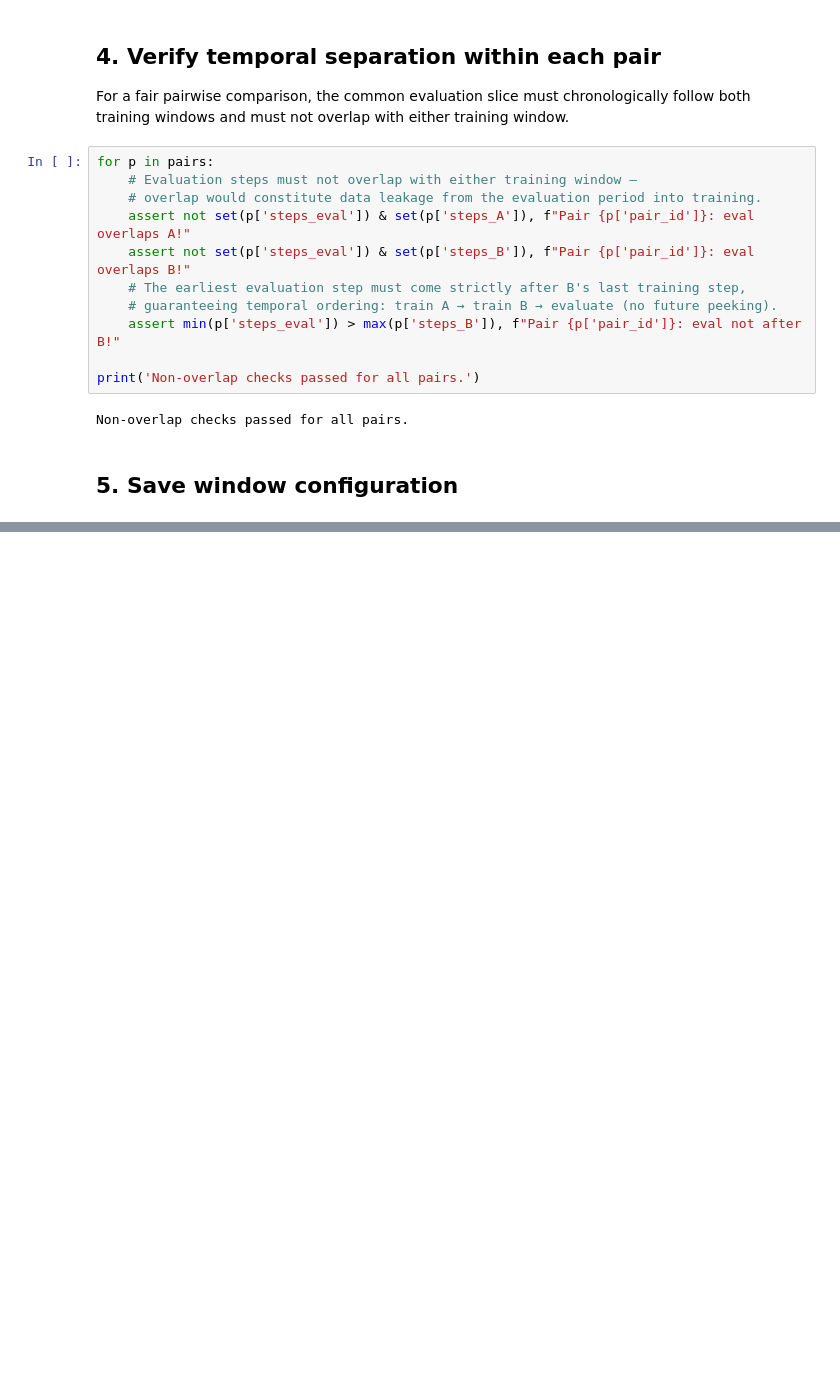
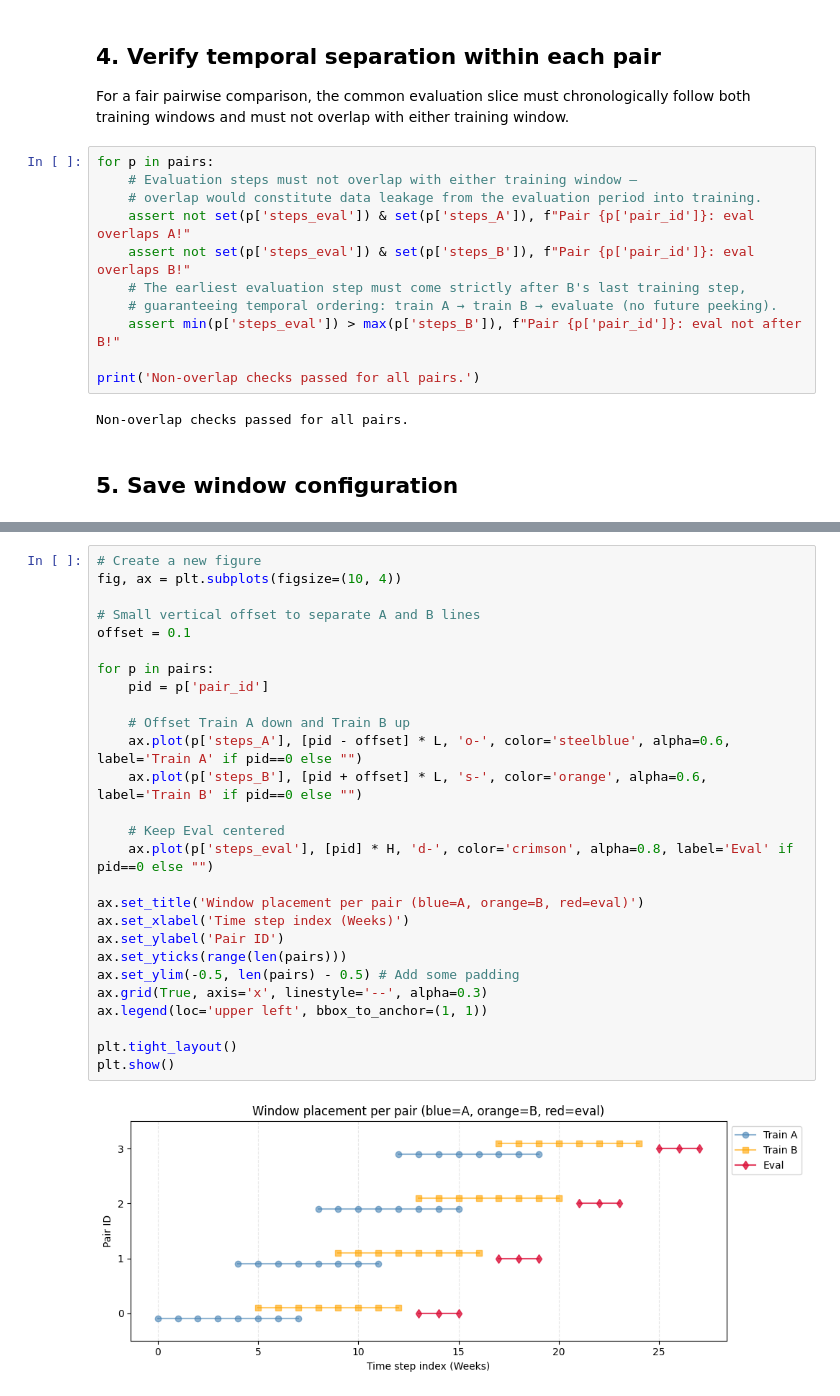
Before and after one commit to FreWlms/Temporal_XAI_Stability, a Jupyter notebook: TabRed/Homesite_workspace/notebooks/01_rolling_window_setup.ipynb, the cells around one changed output, grey strips where cells are left out. Drawn from its saved outputs; the diff is of its cells as text; blank space fills up the shorter version.

```diff
--- a/TabRed/Homesite_workspace/notebooks/01_rolling_window_setup.ipynb
+++ b/TabRed/Homesite_workspace/notebooks/01_rolling_window_setup.ipynb
@@ -438 +438,30 @@ print('Done.')
 Done.
+# %%
+# Create a new figure
+fig, ax = plt.subplots(figsize=(10, 4))
+
+# Small vertical offset to separate A and B lines
+offset = 0.1
+
+for p in pairs:
+    pid = p['pair_id']
+
+    # Offset Train A down and Train B up
+    ax.plot(p['steps_A'], [pid - offset] * L, 'o-', color='steelblue', alpha=0.6, label='Train A' if pid==0 else "")
+    ax.plot(p['steps_B'], [pid + offset] * L, 's-', color='orange', alpha=0.6, label='Train B' if pid==0 else "")
+
+    # Keep Eval centered
+    ax.plot(p['steps_eval'], [pid] * H, 'd-', color='crimson', alpha=0.8, label='Eval' if pid==0 else "")
+
+ax.set_title('Window placement per pair (blue=A, orange=B, red=eval)')
+ax.set_xlabel('Time step index (Weeks)')
+ax.set_ylabel('Pair ID')
+ax.set_yticks(range(len(pairs)))
+ax.set_ylim(-0.5, len(pairs) - 0.5) # Add some padding
+ax.grid(True, axis='x', linestyle='--', alpha=0.3)
+ax.legend(loc='upper left', bbox_to_anchor=(1, 1))
+
+plt.tight_layout()
+plt.show()
+# %% [output]
+[figure, added]
```
Also changed, not shown: parts of 7 cells of this notebook, 9 other files.
